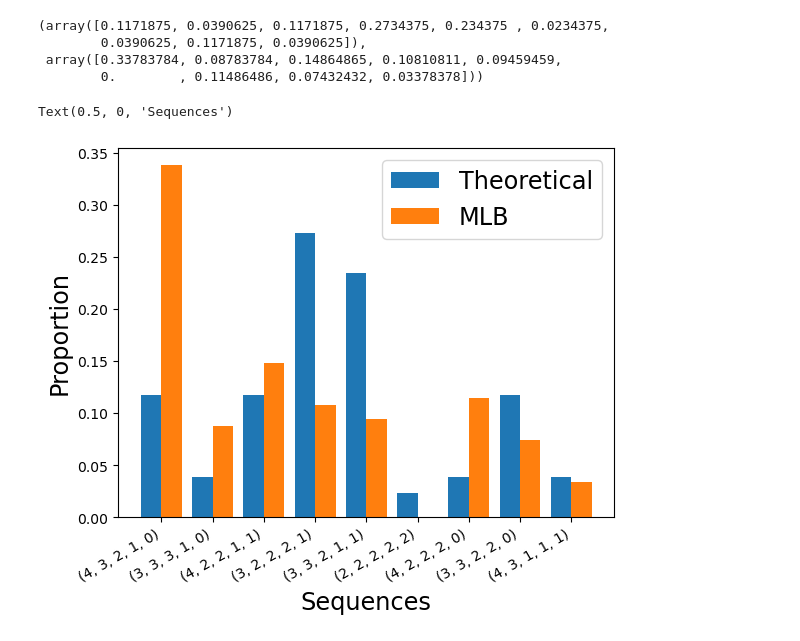
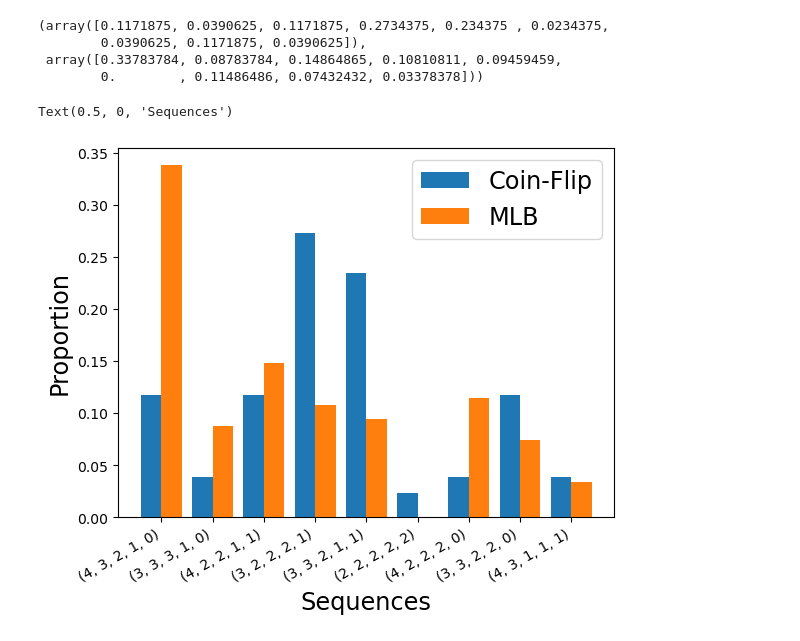
Before and after one commit to MDKattner/IML-Predictablity-In-Sports, a Jupyter notebook: src/plots.ipynb, the cells around one changed output. Cells and saved outputs as stored; diff of their text form; code cells hidden in the pictures.

```diff
--- a/src/plots.ipynb
+++ b/src/plots.ipynb
@@ -247,8 +255,8 @@ mlb_score_seq_freq_dict
  (3, 3, 2, 2, 0): 11,
  (4, 3, 1, 1, 1): 5}
 # %%
-score_seq_prop_arr = np.array(list(score_seq_freq_dict.values()), dtype=np.float64) * (1 / sum(score_seq_freq_dict.values()))
-mlb_score_seq_prop_arr = np.array(list(mlb_score_seq_freq_dict.values()), dtype=np.float64) * (1 / sum(mlb_score_seq_freq_dict.values()))
+score_seq_prop_arr = np.array(list(score_seq_freq_dict.values()), dtype=np.float64) / sum(score_seq_freq_dict.values())
+mlb_score_seq_prop_arr = np.array(list(mlb_score_seq_freq_dict.values()), dtype=np.float64) / sum(mlb_score_seq_freq_dict.values())
 score_seq_prop_arr, mlb_score_seq_prop_arr
 # %% [output]
 (array([0.1171875, 0.0390625, 0.1171875, 0.2734375, 0.234375 , 0.0234375,
@@ -258,13 +266,13 @@ score_seq_prop_arr, mlb_score_seq_prop_arr
 # %%
 x = np.arange(len(mlb_score_seq_prop_arr))
 
 plt.bar(x-float(0.2), score_seq_prop_arr, 0.40)
 plt.bar(x+float(0.2), mlb_score_seq_prop_arr, 0.40)
 plt.xticks(x, score_seq_freq_dict.keys(), rotation=30, ha='right')
 
-plt.legend(['Theoretical', 'MLB'], loc='upper right', fontsize='xx-large')
+plt.legend(['Coin-Flip', 'MLB'], loc='upper right', fontsize='xx-large')
 plt.ylabel("Proportion", fontsize='xx-large')
 plt.xlabel("Sequences", fontsize='xx-large')
 # %% [output]
 Text(0.5, 0, 'Sequences')
-[figure, old version]
+[figure, new version]
```
Also changed, not shown: parts of 3 cells of this notebook, 2 other files.
